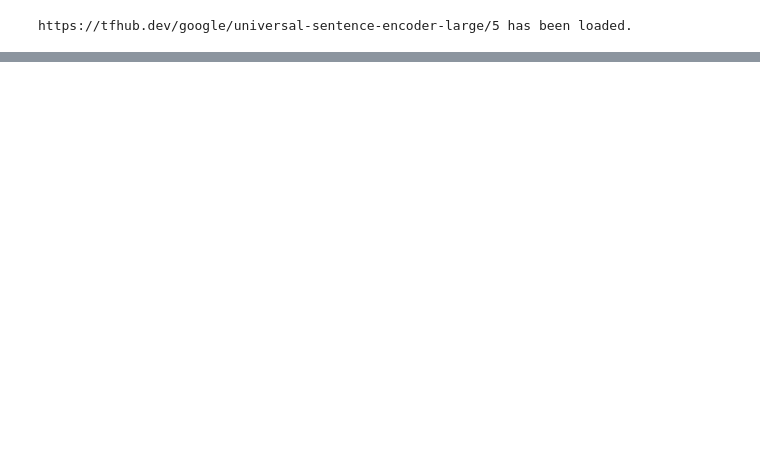
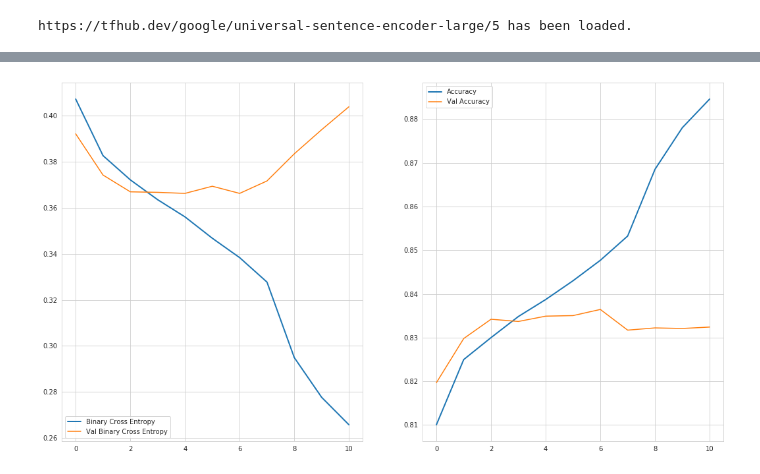
Before and after one commit to sourcecode369/deep-natural-language-processing, a Jupyter notebook: universal sentence encoder/Universal_Sentence_Encoder_Sentiment_Analysis.ipynb, the cells around one changed output, grey strips where cells are left out. Cells and saved outputs as stored; diff of their text form; code cells hidden in the pictures; blank space fills up the shorter version.

Commit message:
add sentiment analysis using universal sentence encoder

```diff
--- a/universal sentence encoder/Universal_Sentence_Encoder_Sentiment_Analysis.ipynb
+++ b/universal sentence encoder/Universal_Sentence_Encoder_Sentiment_Analysis.ipynb
@@ -166,7 +164,7 @@ train_reviews, test_reviews, y_train, y_test = train_test_split(
     random_state=2020
 )
 # %%
-module_url = "https://tfhub.dev/google/universal-sentence-encoder-large/5" #@param ["https://tfhub.dev/google/universal-sentence-encoder/4", "https://tfhub.dev/google/universal-sentence-encoder-large/5"]
+module_url = "https://tfhub.dev/google/universal-sentence-encoder/4" #@param ["https://tfhub.dev/google/universal-sentence-encoder/4", "https://tfhub.dev/google/universal-sentence-encoder-large/5"]
 emb = hub.load(module_url)
 
 print(f"{module_url} has been loaded.")
@@ -219,0 +224,26 @@ X_test = np.array(X_test)
+# %%
+model = tf.keras.Sequential()
+
+model.add(
+    tf.keras.layers.Dense(2048,
+                   input_shape=(X_train.shape[1],),
+                   activation='relu'
+                   )
+)
+
+model.add(
+    tf.keras.layers.Dropout(0.5)
+)
+
+model.add(
+    tf.keras.layers.Dense(1024,
+                          activation='relu')
+)
+
+model.add(
+    tf.keras.layers.Dropout(0.5)
+)
+
+model.add(
+    tf.keras.layers.Dense(2, activation='softmax')
+)
@@ -219,0 +271,2 @@ X_test = np.array(X_test)
+# %%
+model.compile(loss='categorical_crossentropy', optimizer=tf.keras.optimizers.Adam(0.001), metrics=['accuracy'])
@@ -219,0 +313,12 @@ X_test = np.array(X_test)
+# %%
+history = model.fit(
+    X_train, y_train,
+    epochs=30,
+    batch_size=256,
+    validation_split=0.1,
+    verbose=1,
+    shuffle=True,
+    callbacks=[reduce_lr, checkpoint, early_stopping, plotLoss]
+)
+# %% [output]
+[figure, added]
```
Also changed, not shown: parts of 15 cells of this notebook.
